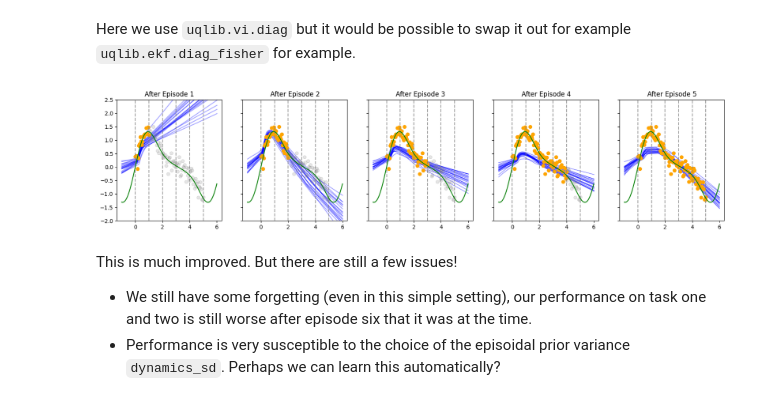
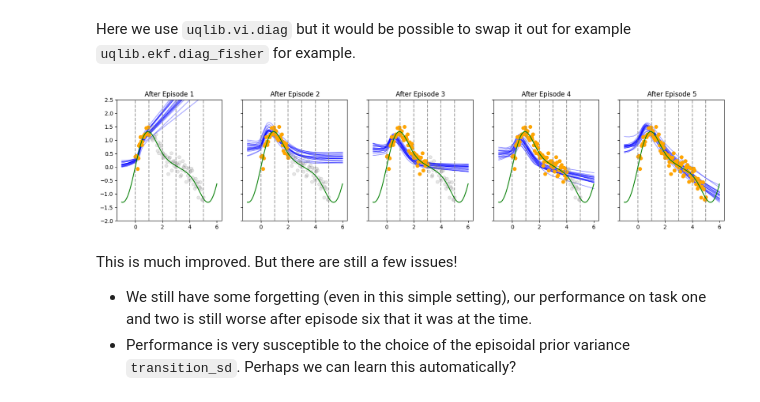
Before and after one commit to normal-computing/posteriors, a Jupyter notebook: examples/continual_regression.ipynb, the cells around one changed output. Saved outputs shown, nothing was run; the diff lists cells and outputs as text; code cells hidden in the pictures.

```diff
--- a/examples/continual_regression.ipynb
+++ b/examples/continual_regression.ipynb
@@ -132,7 +130,6 @@ fig, axes = plt.subplots(1, n_episodes, figsize=(n_episodes * 4, 4), sharex=True
 
 for i, ax in enumerate(axes):
     plot_data(ax, up_to_episode=i+1)
-    mlp.load_state_dict(trained_params[i])
-    plot_predictions(ax, mlp, plt_linsp)
+    plot_predictions(trained_params[i], ax, plt_linsp)
     ax.set_title(f"After Episode {i+1}")
 # %% [output]
@@ -144,11 +141,11 @@ We can see that at each episode we have good performance on the latest task but
 
 Now we'll be Bayesian and update a variational posterior distribution over the parameters at each episode following the [Variational Continual Learning](https://arxiv.org/abs/1710.10628) approach.
 # %%
-transition_sd = 0.3
+transition_sd = 0.1
 # %%
 def train_for_vi(dataloader, prior_mean, prior_sd, n_epochs=200, init_log_sds=None):
     seq_log_post = partial(log_posterior, prior_mean=prior_mean, prior_sd=prior_sd)
-    optimizer = torchopt.adam(lr=1e-2)
+    optimizer = torchopt.adam(lr=2e-3)
     transform = uqlib.vi.diag.build(seq_log_post, optimizer, temperature=1/samps_per_episode, init_log_sds=init_log_sds, stl=False)
     state = transform.init(dict(mlp.named_parameters()))
     nelbos = []
@@ -165,10 +162,8 @@ vi_states = []
 nelbos = []
 for i in range(n_episodes):
     seq_prior_mean = prior_mean if i == 0 else vi_states[i - 1].mean
-    # seq_prior_mean = prior_mean
     seq_prior_sd = prior_sd if i == 0 else tree_map(lambda lsd: torch.sqrt(torch.exp(lsd) ** 2 + transition_sd ** 2), vi_states[i - 1].log_sd_diag)
-    # seq_prior_sd = prior_sd
-    seq_log_sds = tree_map(lambda x: torch.zeros_like(x) - 7., mlp.state_dict())
+    seq_log_sds = tree_map(lambda x: torch.zeros_like(x) - 6., mlp.state_dict())
     state, nelbos_i = train_for_vi(dataloaders[i], seq_prior_mean, seq_prior_sd, init_log_sds=seq_log_sds)
     vi_states += [state]
     nelbos += [nelbos_i]
@@ -176,19 +171,18 @@ for i in range(n_episodes):
 # %%
 fig, axes = plt.subplots(1, n_episodes, figsize=(n_episodes * 4, 4), sharex=True, sharey=True)
 
 n_samples = 20
 
 for i, ax in enumerate(axes):
     for _ in range(n_samples):
         sample = uqlib.vi.diag.sample(vi_states[i])
-        mlp.load_state_dict(sample)
-        plot_predictions(ax, mlp, plt_linsp, sd=0, alpha=0.2)
+        plot_predictions(sample, ax, plt_linsp, sd=0., alpha=0.2)
     plot_data(ax, up_to_episode=i+1)
     ax.set_title(f"After Episode {i+1}")
 # %% [output]
-[figure, old version]
+[figure, new version]
 # %% [markdown]
 This is much improved. But there are still a few issues!
 
 - We still have some forgetting (even in this simple setting), our performance on task one and two is still worse after episode six that it was at the time.
-- Performance is very susceptible to the choice of the episoidal prior variance `dynamics_sd`. Perhaps we can learn this automatically?
+- Performance is very susceptible to the choice of the episoidal prior variance `transition_sd`. Perhaps we can learn this automatically?
```
Also changed, not shown: parts of 3 cells of this notebook.
